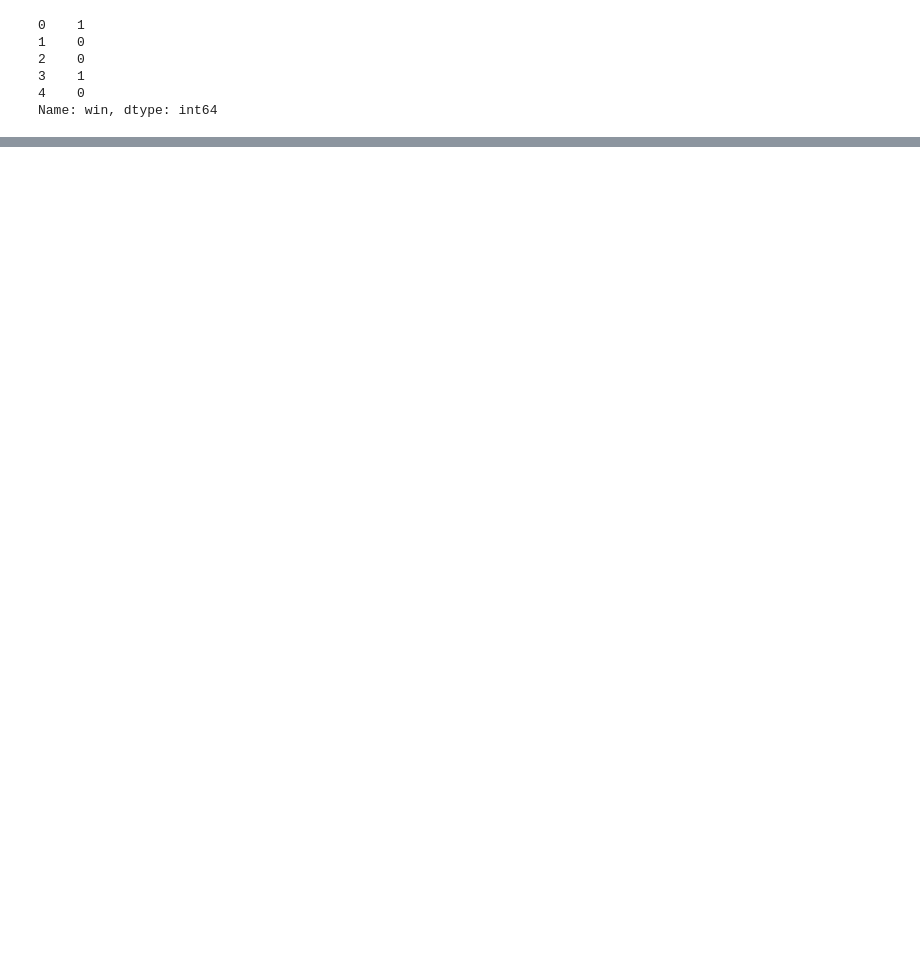
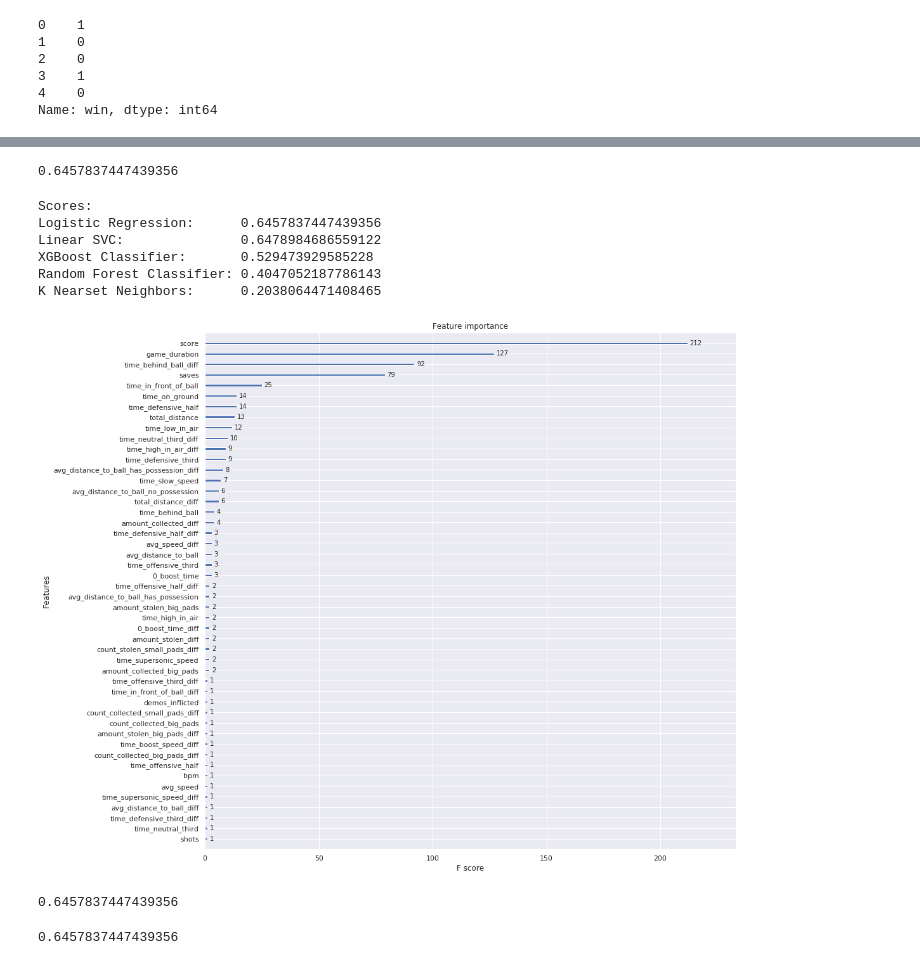
Before and after one commit to max-farver/Rocket-League-Analysis, a Jupyter notebook: RL_analysis_models.ipynb, the cells around one changed output, grey strips where cells are left out. Cells and saved outputs as stored; diff of their text form; code cells hidden in the pictures; blank space fills up the shorter version.

```diff
--- a/RL_analysis_models.ipynb
+++ b/RL_analysis_models.ipynb
@@ -42,7 +51,8 @@ Name: win, dtype: int64
 # %%
 scaler = StandardScaler().fit(X)
 # %%
-X = scaler.transform(X)
+X[X.columns] = scaler.transform(X)
 # %%
 y = y.values
-y = y[..., np.newaxis]
+# %%
+X_train, X_test, y_train, y_test = train_test_split(X, y, test_size=0.2, random_state=10)
@@ -48,0 +122,30 @@ y = y[..., np.newaxis]
+# %%
+# Logistic Regressor (Classifier)
+
+log_reg_clf = LogisticRegression(random_state=0, solver='liblinear', max_iter=2000)
+log_reg_clf.fit(X_train, y_train)
+
+log_reg_predictions = cross_val_predict(log_reg_clf, X_test, y_test, cv=6)
+log_reg_accuracy = r2_score(y_test, log_reg_predictions)
+print(log_reg_accuracy)
+# %% [output]
+0.6457837447439356
+# %%
+print('Scores:')
+print('Logistic Regression:     ', log_reg_accuracy)
+print('Linear SVC:              ', linear_svc_accuracy)
+print('XGBoost Classifier:      ', xgb_accuracy)
+print('Random Forest Classifier:', rand_forest_accuracy)
+print('K Nearset Neighbors:     ', knn_tests_df.at[51, 'accuracy'])
+# %% [output]
+Scores:
+Logistic Regression:      0.6457837447439356
+Linear SVC:               0.6478984686559122
+XGBoost Classifier:       0.529473929585228
+Random Forest Classifier: 0.4047052187786143
+K Nearset Neighbors:      0.2038064471408465
+# %%
+fig, ax = plt.subplots(figsize=(15, 15))
+imp_plt = plot_importance(xgbCla, ax=ax)
+# %% [output]
+[figure, added]
@@ -48,0 +167,9 @@ y = y[..., np.newaxis]
+# %%
+log_reg_clf = LogisticRegression(random_state=0, solver='liblinear', max_iter=2000)
+log_reg_clf.fit(X_train_temp, y_train)
+
+log_reg_predictions = cross_val_predict(log_reg_clf, X_test, y_test, cv=6)
+log_reg_accuracy = r2_score(y_test, log_reg_predictions)
+print(log_reg_accuracy)
+# %% [output]
+0.6457837447439356
@@ -48,0 +187,9 @@ y = y[..., np.newaxis]
+# %%
+log_reg_clf = LogisticRegression(random_state=0, solver='liblinear', max_iter=2000)
+log_reg_clf.fit(X_train_temp, y_train)
+
+log_reg_predictions = cross_val_predict(log_reg_clf, X_test, y_test, cv=6)
+log_reg_accuracy = r2_score(y_test, log_reg_predictions)
+print(log_reg_accuracy)
+# %% [output]
+0.6457837447439356
```
Also changed, not shown: parts of 22 cells of this notebook, 9 other files.
